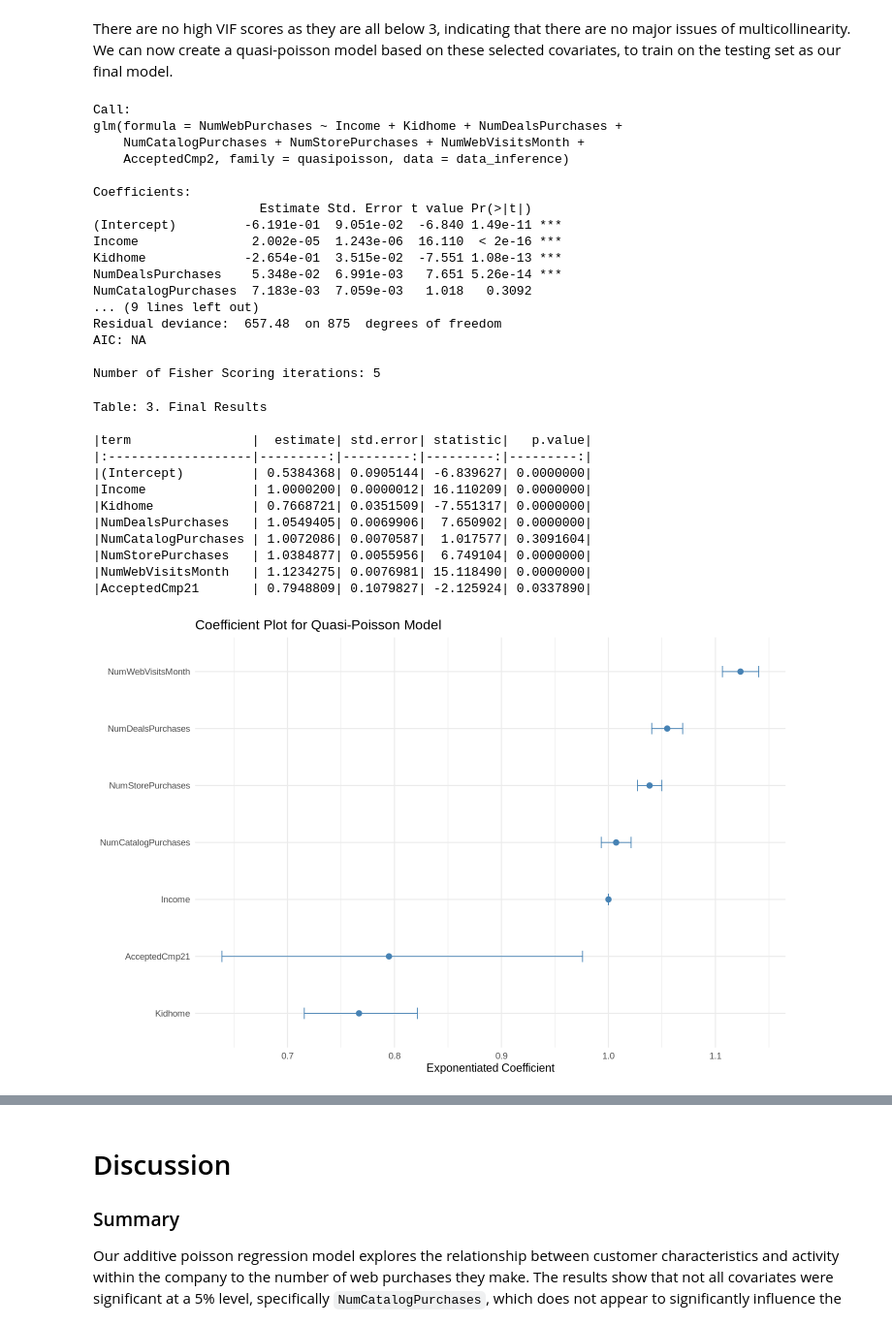
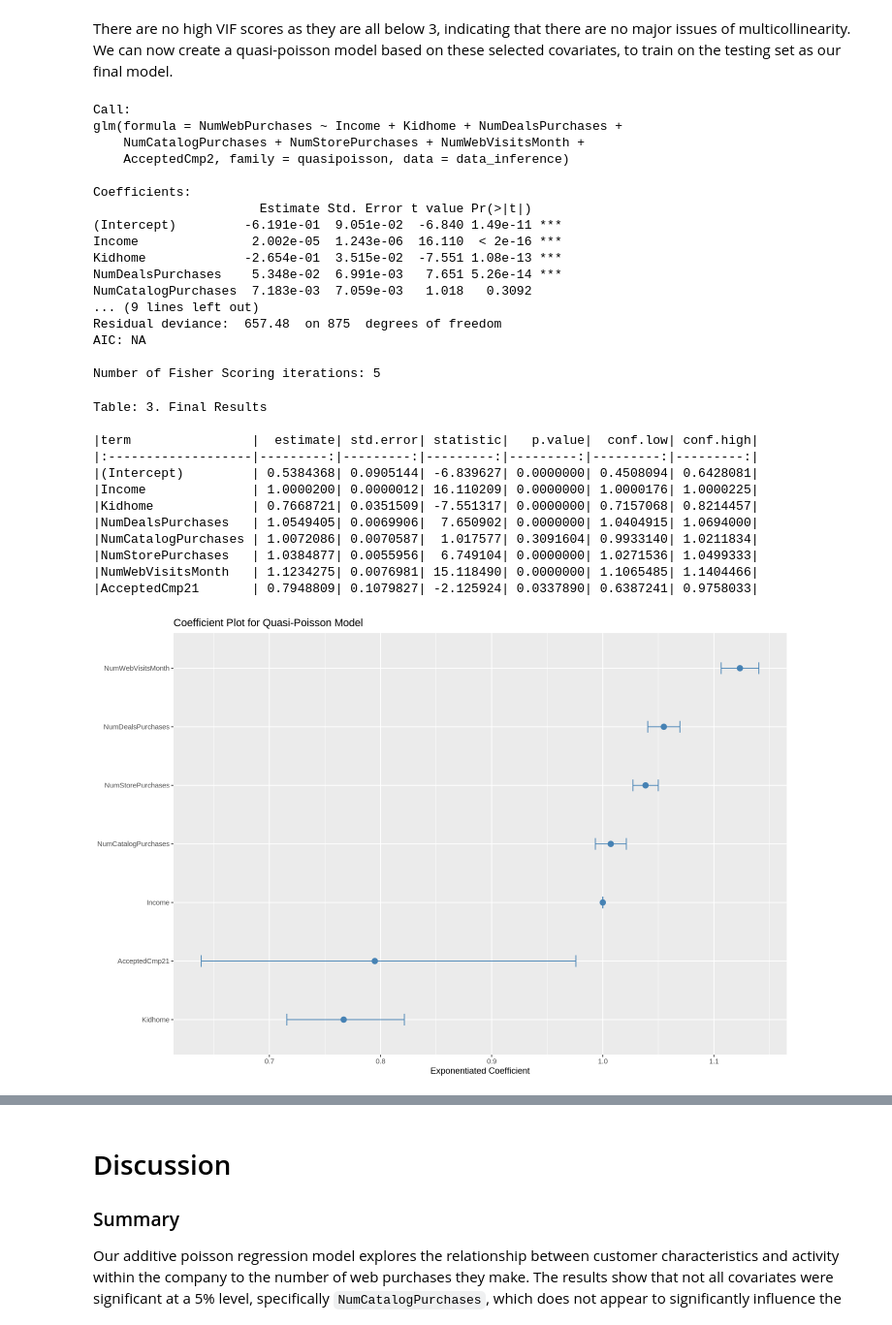
Before and after one commit to andyh031/stat301-project, a Jupyter notebook: project.ipynb, the cells around one changed output, grey strips where cells are left out. Shown at 97% size. Cells and saved outputs as stored; diff of their text form; code cells hidden in the pictures.

```diff
--- a/project.ipynb
+++ b/project.ipynb
@@ -409,7 +409,8 @@ model = glm(formula = NumWebPurchases ~ Income + Kidhome + NumDealsPurchases +
 summary(model)
 
 # Exponentiate coefficients in a tidy format
-knitr::kable(tidy(model, exponentiate = T), caption = "3. Final Results")
+tidy_model = tidy(model, exponentiate = T, conf.int = T)
+knitr::kable(tidy_model, caption = "3. Final Results")
 # %% [output]
 Call:
 glm(formula = NumWebPurchases ~ Income + Kidhome + NumDealsPurchases +
@@ -430,34 +431,38 @@ AIC: NA
 Number of Fisher Scoring iterations: 5
 Table: 3. Final Results
 
-|term                |  estimate| std.error| statistic|   p.value|
-|:-------------------|---------:|---------:|---------:|---------:|
-|(Intercept)         | 0.5384368| 0.0905144| -6.839627| 0.0000000|
-|Income              | 1.0000200| 0.0000012| 16.110209| 0.0000000|
-|Kidhome             | 0.7668721| 0.0351509| -7.551317| 0.0000000|
-|NumDealsPurchases   | 1.0549405| 0.0069906|  7.650902| 0.0000000|
-|NumCatalogPurchases | 1.0072086| 0.0070587|  1.017577| 0.3091604|
-|NumStorePurchases   | 1.0384877| 0.0055956|  6.749104| 0.0000000|
-|NumWebVisitsMonth   | 1.1234275| 0.0076981| 15.118490| 0.0000000|
-|AcceptedCmp21       | 0.7948809| 0.1079827| -2.125924| 0.0337890|
+|term                |  estimate| std.error| statistic|   p.value|  conf.low| conf.high|
+|:-------------------|---------:|---------:|---------:|---------:|---------:|---------:|
+|(Intercept)         | 0.5384368| 0.0905144| -6.839627| 0.0000000| 0.4508094| 0.6428081|
+|Income              | 1.0000200| 0.0000012| 16.110209| 0.0000000| 1.0000176| 1.0000225|
+|Kidhome             | 0.7668721| 0.0351509| -7.551317| 0.0000000| 0.7157068| 0.8214457|
+|NumDealsPurchases   | 1.0549405| 0.0069906|  7.650902| 0.0000000| 1.0404915| 1.0694000|
+|NumCatalogPurchases | 1.0072086| 0.0070587|  1.017577| 0.3091604| 0.9933140| 1.0211834|
+|NumStorePurchases   | 1.0384877| 0.0055956|  6.749104| 0.0000000| 1.0271536| 1.0499333|
+|NumWebVisitsMonth   | 1.1234275| 0.0076981| 15.118490| 0.0000000| 1.1065485| 1.1404466|
+|AcceptedCmp21       | 0.7948809| 0.1079827| -2.125924| 0.0337890| 0.6387241| 0.9758033|
 # %%
 # Contributors: Yupei
 
-model_tidy <- tidy(model, exponentiate = TRUE, conf.int = TRUE)
-model_tidy <- subset(model_tidy, term != "(Intercept)")
+# Filter intercept from the tidy model
+tidy_model_no_intercept <- tidy_model |>
+  filter(term != "(Intercept)")
 
-
-ggplot(model_tidy, aes(x = estimate,
-                       y = reorder(term, estimate))) +
+# Plot coefficient estimates and their 95% confidence intervals
+ggplot(
+  tidy_model_no_intercept,
+  aes(x = estimate, y = reorder(term, estimate))
+) +
   geom_point(size = 3, color = "steelblue") +
-  geom_errorbarh(aes(xmin = conf.low, xmax = conf.high),
-                 height = 0.2, color = "steelblue") +
+  geom_errorbarh(
+    aes(xmin = conf.low, xmax = conf.high),
+    height = 0.2, color = "steelblue"
+  ) +
   labs(
     x = "Exponentiated Coefficient",
     y = NULL,
     title = "Coefficient Plot for Quasi-Poisson Model"
-  ) +
-  theme_minimal(base_size = 14)
+  )
 # %% [output]
-[figure, old version]
+[figure, new version]
 # %% [markdown]
```
Also changed, not shown: parts of 1 cell of this notebook.
